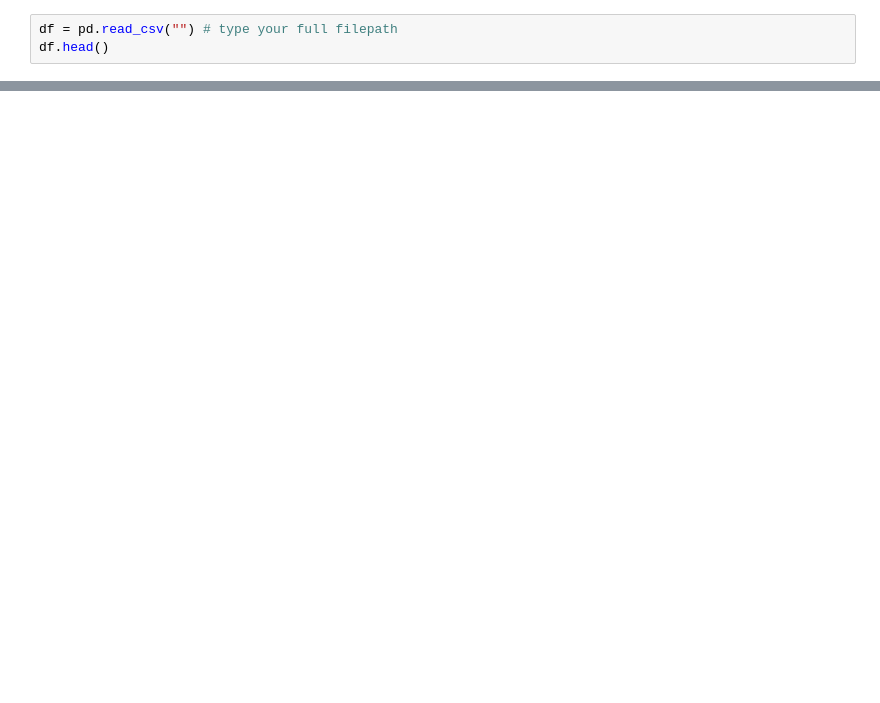
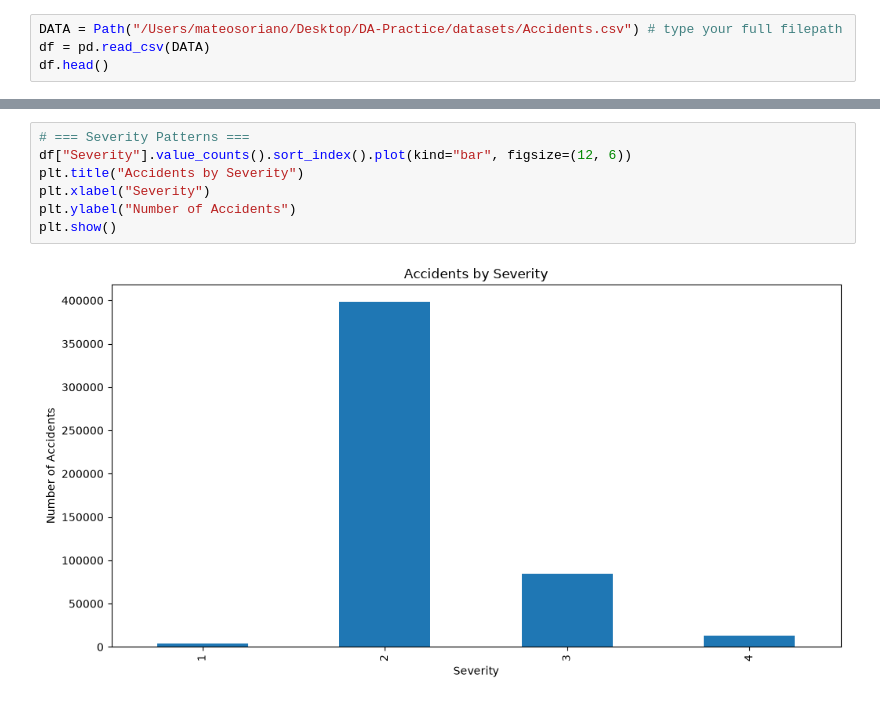
Before and after one commit to Lapis92/datathon_november, a Jupyter notebook: datathon2026.ipynb, the cells around one changed output, grey strips where cells are left out. Drawn from its saved outputs; the diff is of its cells as text; blank space fills up the shorter version.

Commit message:
Patterns and Cleaned

```diff
--- a/datathon2026.ipynb
+++ b/datathon2026.ipynb
@@ -6,3 +7,4 @@ import seaborn as sns
 # %%
-df = pd.read_csv("") # type your full filepath
+DATA = Path("/Users/mateosoriano/Desktop/DA-Practice/datasets/Accidents.csv") # type your full filepath
+df = pd.read_csv(DATA)
 df.head()
@@ -33,0 +137,9 @@ memory usage: 110.1 MB
+# %%
+# === Severity Patterns ===
+df["Severity"].value_counts().sort_index().plot(kind="bar", figsize=(12, 6))
+plt.title("Accidents by Severity")
+plt.xlabel("Severity")
+plt.ylabel("Number of Accidents")
+plt.show()
+# %% [output]
+[figure, added]
```
Also changed, not shown: parts of 9 cells of this notebook.
